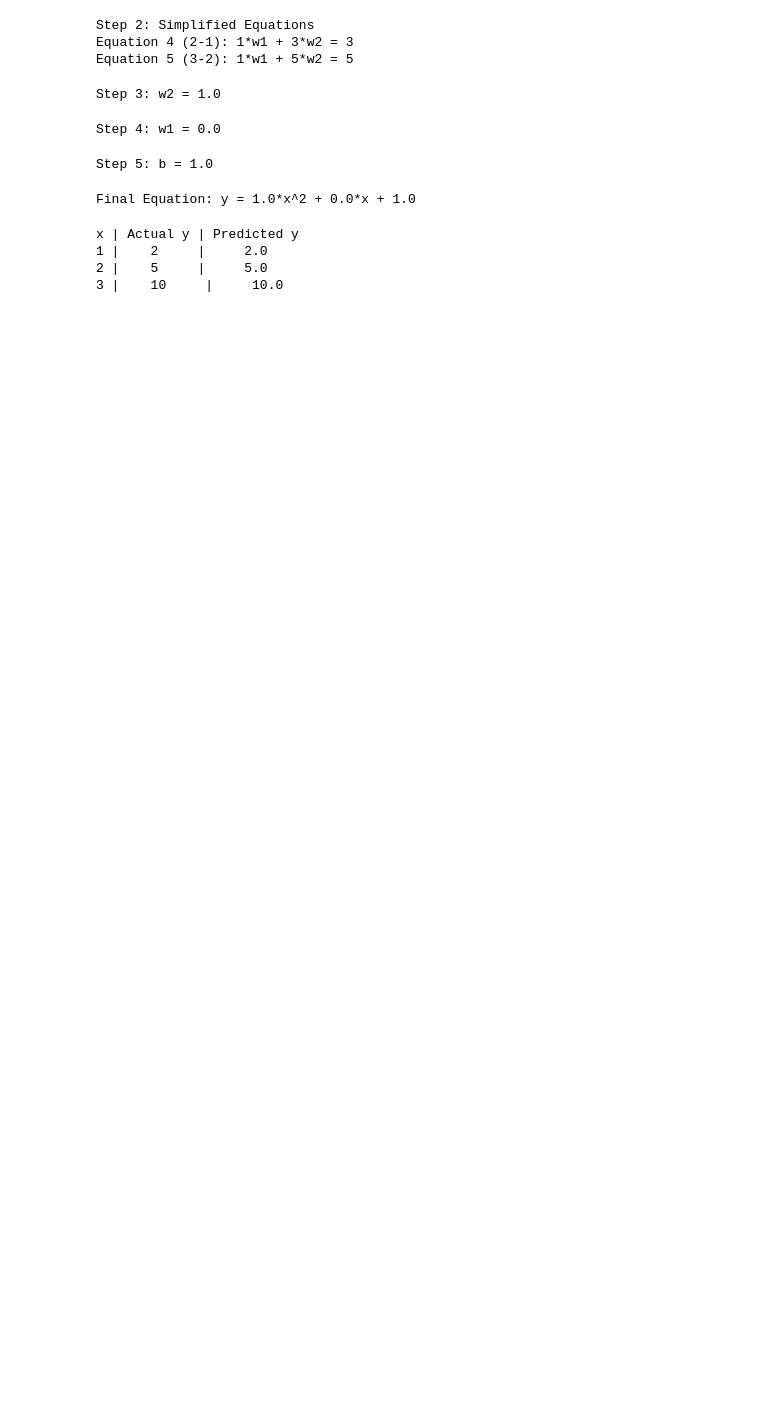
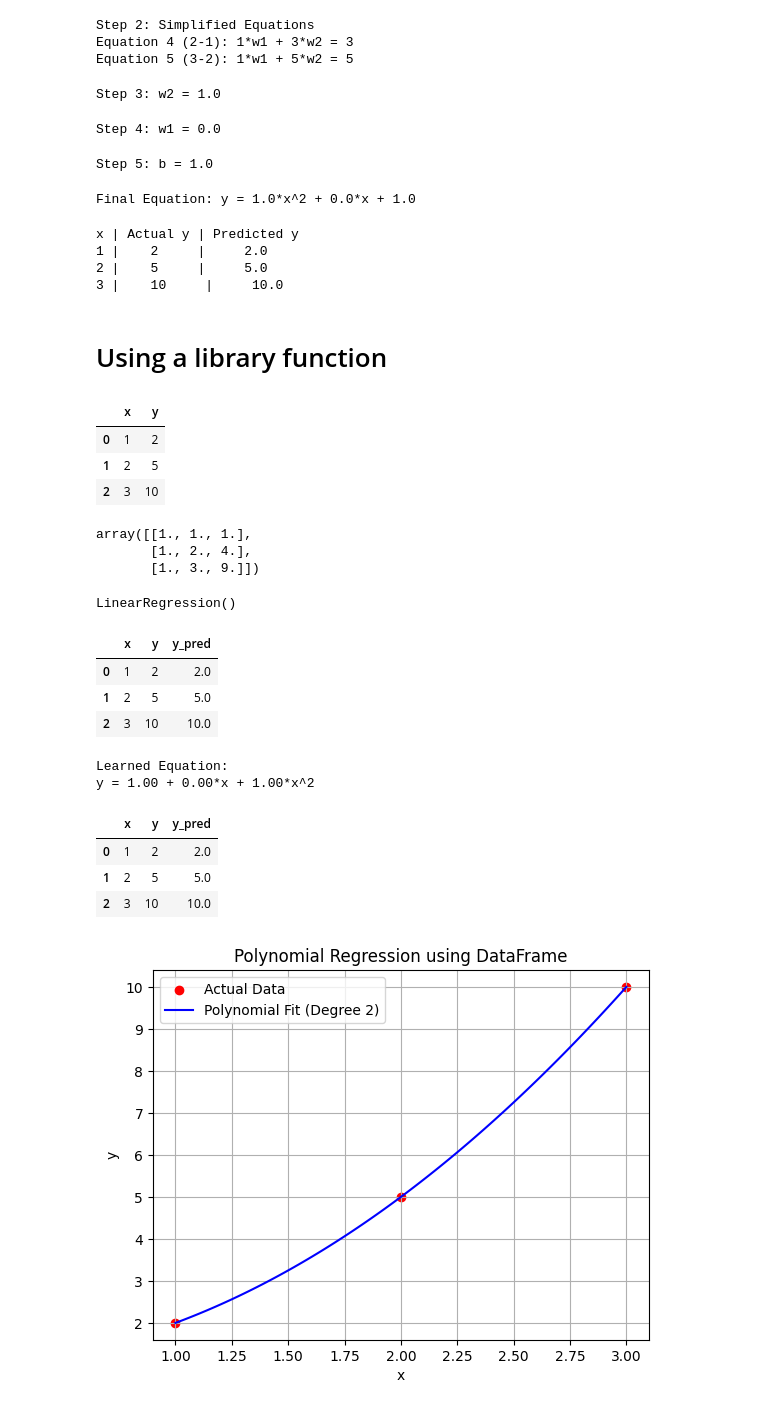
Before and after one commit to arshadziban/ML-Algo, a Jupyter notebook: Version_02/Supervised Learning/Regression/Polynomial Regression/polynomial_regression.ipynb, the cells around one changed output. Saved outputs shown, nothing was run; the diff lists cells and outputs as text; code cells hidden in the pictures; blank space fills up the shorter version.

```diff
--- a/Version_02/Supervised Learning/Regression/Polynomial Regression/polynomial_regression.ipynb
+++ b/Version_02/Supervised Learning/Regression/Polynomial Regression/polynomial_regression.ipynb
@@ -336,3 +336,5 @@ x | Actual y | Predicted y
 1 |    2     |     2.0
 2 |    5     |     5.0
 3 |    10     |     10.0
+# %% [markdown]
+# Using a library function
@@ -338,0 +354,7 @@ x | Actual y | Predicted y
+# %%
+df
+# %% [output]
+|  | x | y |
+| 0 | 1 | 2 |
+| 1 | 2 | 5 |
+| 2 | 3 | 10 |
@@ -338,0 +364,54 @@ x | Actual y | Predicted y
+# %%
+poly = PolynomialFeatures(degree=2)
+x_poly = poly.fit_transform(x)
+# %%
+x_poly
+# %% [output]
+array([[1., 1., 1.],
+       [1., 2., 4.],
+       [1., 3., 9.]])
+# %%
+model = LinearRegression()
+model.fit(x_poly, y)
+# %% [output]
+LinearRegression()
+# %%
+df['y_pred'] = model.predict(x_poly)
+# %%
+df
+# %% [output]
+|  | x | y | y_pred |
+| 0 | 1 | 2 | 2.0 |
+| 1 | 2 | 5 | 5.0 |
+| 2 | 3 | 10 | 10.0 |
+# %%
+intercept = model.intercept_
+coeffs = model.coef_
+print("Learned Equation:")
+print(f"y = {intercept:.2f} + {coeffs[1]:.2f}*x + {coeffs[2]:.2f}*x^2")
+print()
+# %% [output]
+Learned Equation:
+y = 1.00 + 0.00*x + 1.00*x^2
+# %%
+df
+# %% [output]
+|  | x | y | y_pred |
+| 0 | 1 | 2 | 2.0 |
+| 1 | 2 | 5 | 5.0 |
+| 2 | 3 | 10 | 10.0 |
+# %%
+x_line = np.linspace(df['x'].min(), df['x'].max(), 100).reshape(-1, 1)
+x_line_poly = poly.transform(x_line)
+y_line = model.predict(x_line_poly)
+# %%
+plt.scatter(df['x'], df['y'], color='red', label='Actual Data')
+plt.plot(x_line, y_line, color='blue', label='Polynomial Fit (Degree 2)')
+plt.title("Polynomial Regression using DataFrame")
+plt.xlabel("x")
+plt.ylabel("y")
+plt.grid(True)
+plt.legend()
+plt.show()
+# %% [output]
+[figure, added]
```
Also changed, not shown: parts of 4 cells of this notebook.
